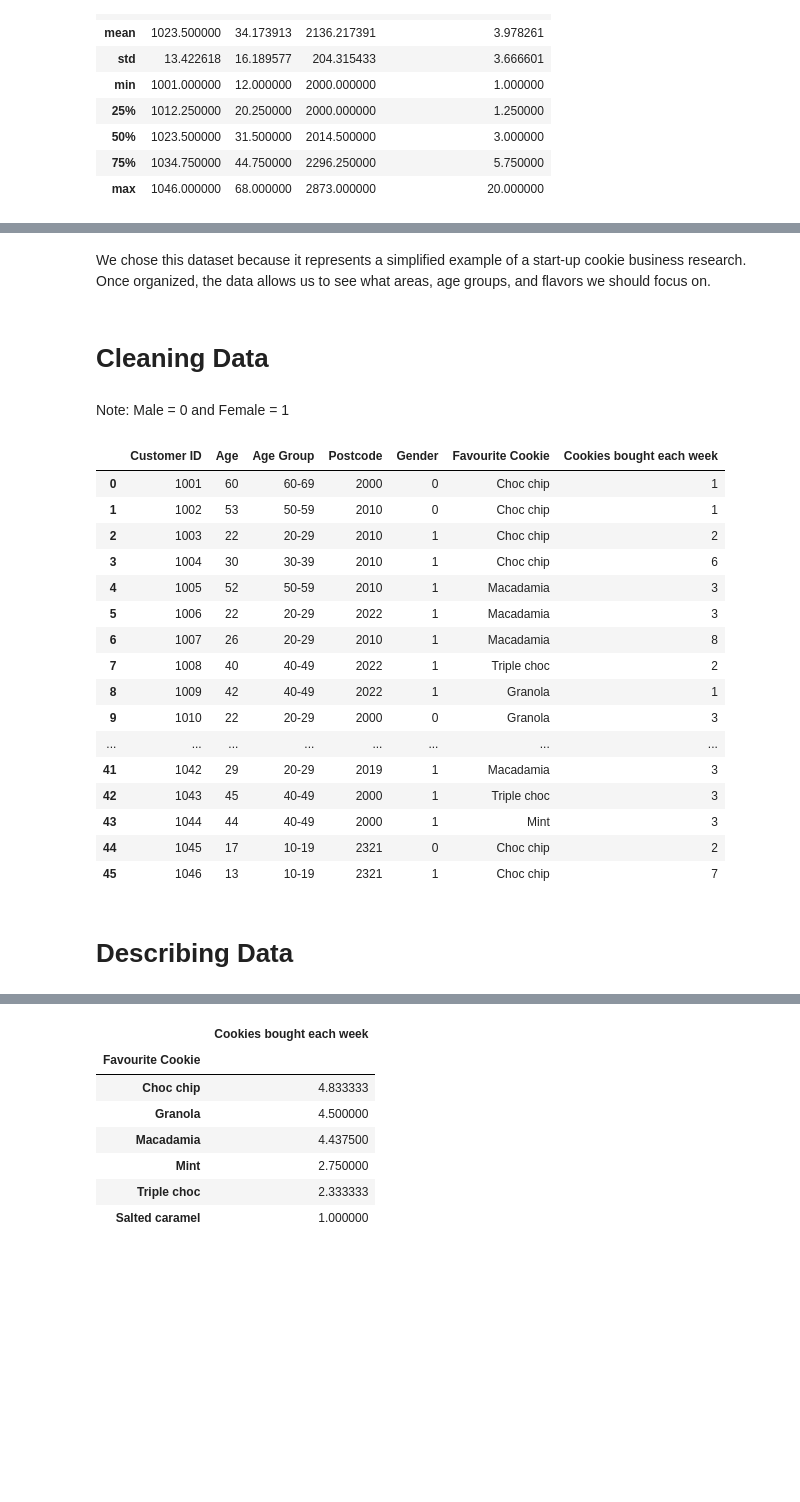
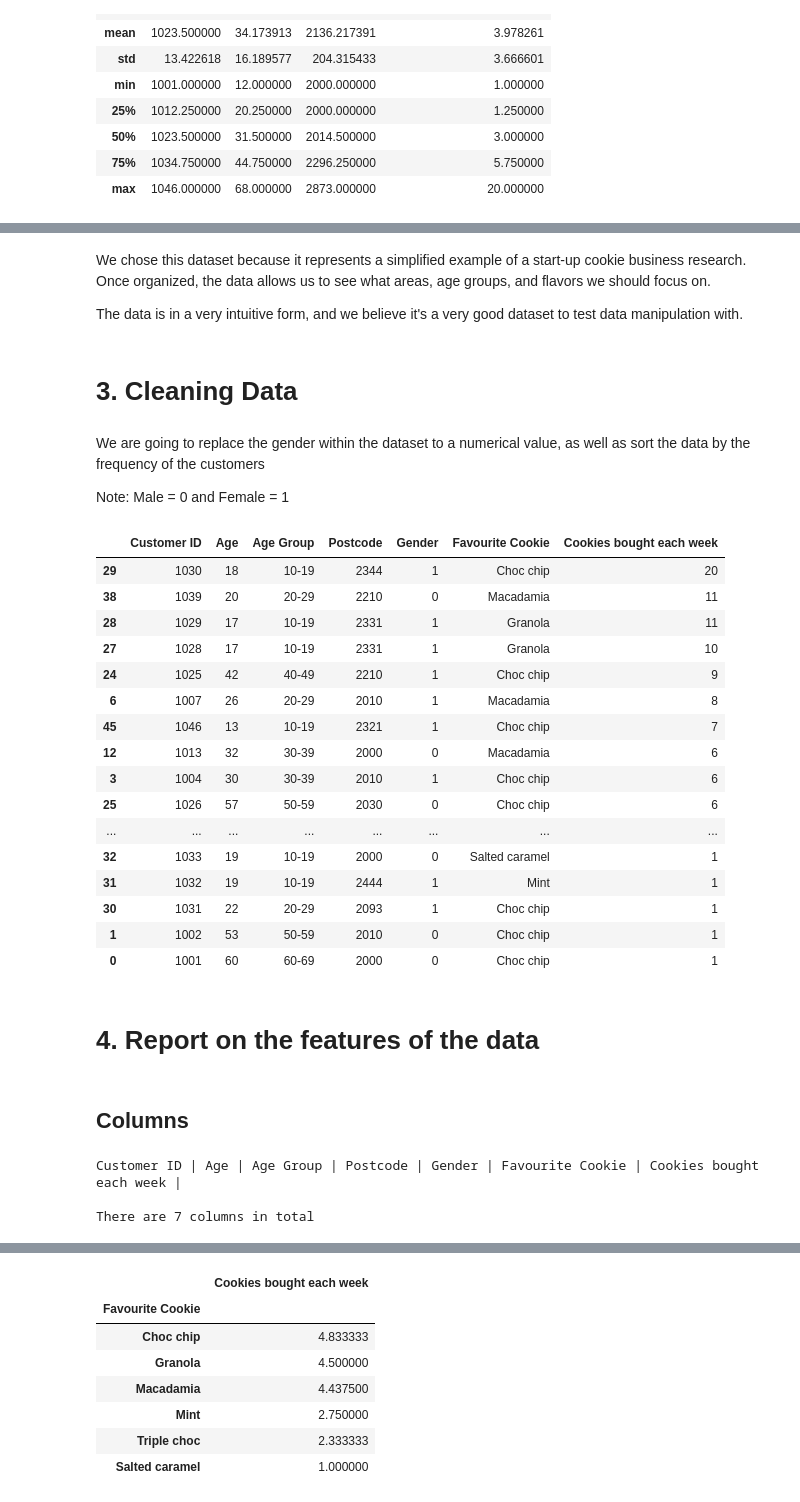
Before and after one commit to UFthomasboosinger/Data_Wrangling_Challenge, a Jupyter notebook: Data_Wrangling_Challenge.ipynb, the cells around one changed output, grey strips where cells are left out. Drawn from its saved outputs; the diff is of its cells as text; code cells hidden in the pictures; blank space fills up the shorter version.

```diff
--- a/Data_Wrangling_Challenge.ipynb
+++ b/Data_Wrangling_Challenge.ipynb
@@ -59,33 +63,51 @@ dirty_df.describe()
 # %% [markdown]
 We chose this dataset because it represents a simplified example of a start-up cookie business research. Once organized, the data allows us to see what areas, age groups, and flavors we should focus on.
+
+The data is in a very intuitive form, and we believe it's a very good dataset to test data manipulation with.
 # %% [markdown]
-# Cleaning Data
+# 3. Cleaning Data
-# %% [markdown]
-Note: Male = 0 and Female = 1
+# %% [markdown]
+We are going to replace the gender within the dataset to a numerical value, as well as sort the data by the frequency of the customers
+
+Note: Male = 0 and Female = 1
 # %%
 dirty_df["Gender"].replace('M', 0, regex = True, inplace=True)
 dirty_df["Gender"].replace('F', 1, regex = True, inplace=True)
 # %%
-clean_df = dirty_df["Gender"] = pd.to_numeric(dirty_df["Gender"])
-clean_df = dirty_df
+dirty_df["Gender"] = pd.to_numeric(dirty_df["Gender"])
+clean_df = dirty_df.sort_values('Cookies bought each week', ascending=False)
 clean_df
 # %% [output]
 |  | Customer ID | Age | Age Group | Postcode | Gender | Favourite Cookie | Cookies bought each week |
+| 29 | 1030 | 18 | 10-19 | 2344 | 1 | Choc chip | 20 |
+| 38 | 1039 | 20 | 20-29 | 2210 | 0 | Macadamia | 11 |
+| 28 | 1029 | 17 | 10-19 | 2331 | 1 | Granola | 11 |
+| 27 | 1028 | 17 | 10-19 | 2331 | 1 | Granola | 10 |
+| 24 | 1025 | 42 | 40-49 | 2210 | 1 | Choc chip | 9 |
+| 6 | 1007 | 26 | 20-29 | 2010 | 1 | Macadamia | 8 |
+| 45 | 1046 | 13 | 10-19 | 2321 | 1 | Choc chip | 7 |
+| 12 | 1013 | 32 | 30-39 | 2000 | 0 | Macadamia | 6 |
+| 3 | 1004 | 30 | 30-39 | 2010 | 1 | Choc chip | 6 |
+| 25 | 1026 | 57 | 50-59 | 2030 | 0 | Choc chip | 6 |
+| ... | ... | ... | ... | ... | ... | ... | ... |
+| 32 | 1033 | 19 | 10-19 | 2000 | 0 | Salted caramel | 1 |
+| 31 | 1032 | 19 | 10-19 | 2444 | 1 | Mint | 1 |
+| 30 | 1031 | 22 | 20-29 | 2093 | 1 | Choc chip | 1 |
+| 1 | 1002 | 53 | 50-59 | 2010 | 0 | Choc chip | 1 |
 | 0 | 1001 | 60 | 60-69 | 2000 | 0 | Choc chip | 1 |
-| 1 | 1002 | 53 | 50-59 | 2010 | 0 | Choc chip | 1 |
-| 2 | 1003 | 22 | 20-29 | 2010 | 1 | Choc chip | 2 |
-| 3 | 1004 | 30 | 30-39 | 2010 | 1 | Choc chip | 6 |
-| 4 | 1005 | 52 | 50-59 | 2010 | 1 | Macadamia | 3 |
-| 5 | 1006 | 22 | 20-29 | 2022 | 1 | Macadamia | 3 |
-| 6 | 1007 | 26 | 20-29 | 2010 | 1 | Macadamia | 8 |
-| 7 | 1008 | 40 | 40-49 | 2022 | 1 | Triple choc | 2 |
-| 8 | 1009 | 42 | 40-49 | 2022 | 1 | Granola | 1 |
-| 9 | 1010 | 22 | 20-29 | 2000 | 0 | Granola | 3 |
-| ... | ... | ... | ... | ... | ... | ... | ... |
-| 41 | 1042 | 29 | 20-29 | 2019 | 1 | Macadamia | 3 |
-| 42 | 1043 | 45 | 40-49 | 2000 | 1 | Triple choc | 3 |
-| 43 | 1044 | 44 | 40-49 | 2000 | 1 | Mint | 3 |
-| 44 | 1045 | 17 | 10-19 | 2321 | 0 | Choc chip | 2 |
-| 45 | 1046 | 13 | 10-19 | 2321 | 1 | Choc chip | 7 |
-# %% [markdown]
-# Describing Data
+# %% [markdown]
+# 4. Report on the features of the data
+# %% [markdown]
+## Columns
+# %%
+cols = 0
+for col in clean_df:
+    print(col, end=" | ")
+    cols += 1
+print()
+print()
+print("There are {} columns in total".format(cols))
+# %% [output]
+Customer ID | Age | Age Group | Postcode | Gender | Favourite Cookie | Cookies bought each week |
+
+There are 7 columns in total
```
Also changed, not shown: parts of 11 cells of this notebook.
